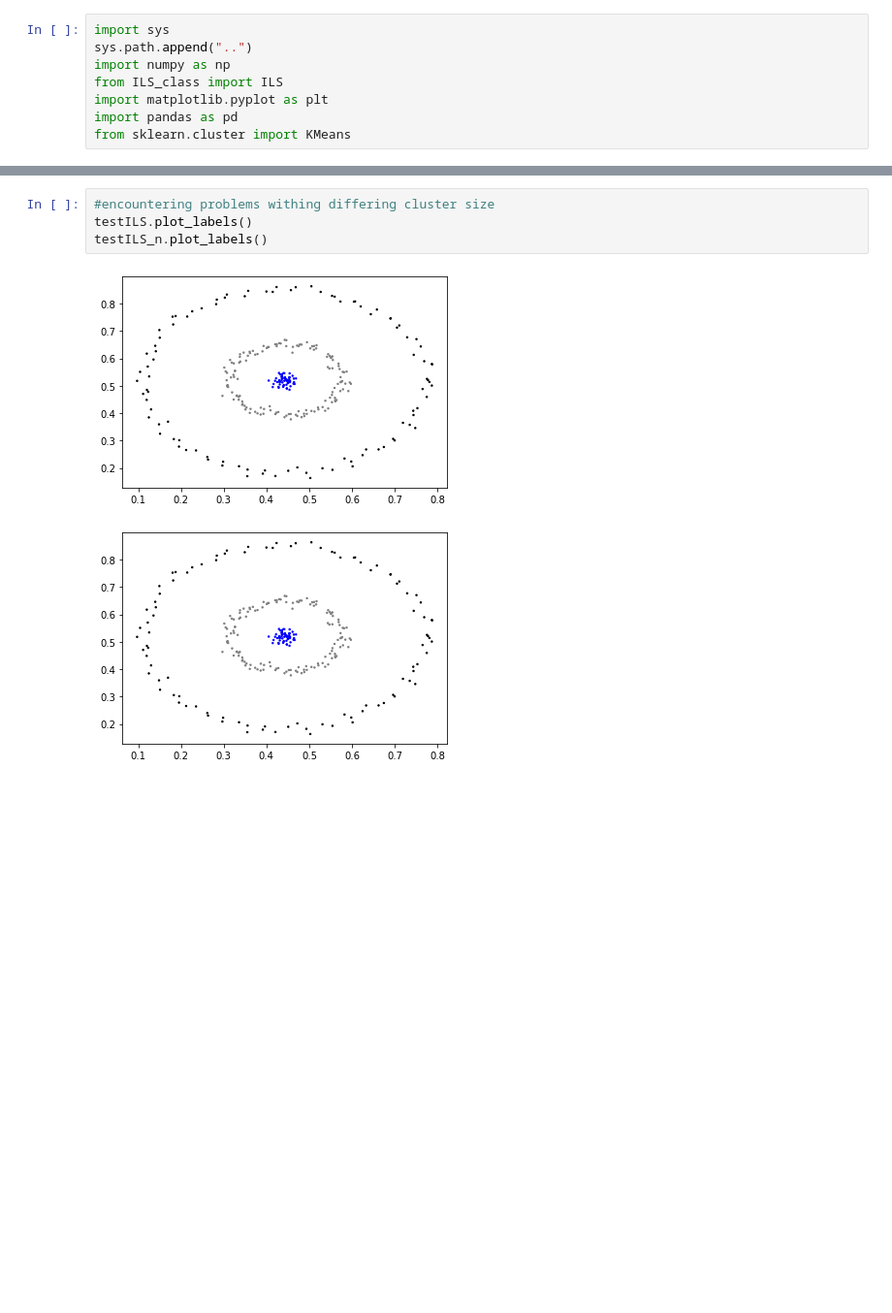
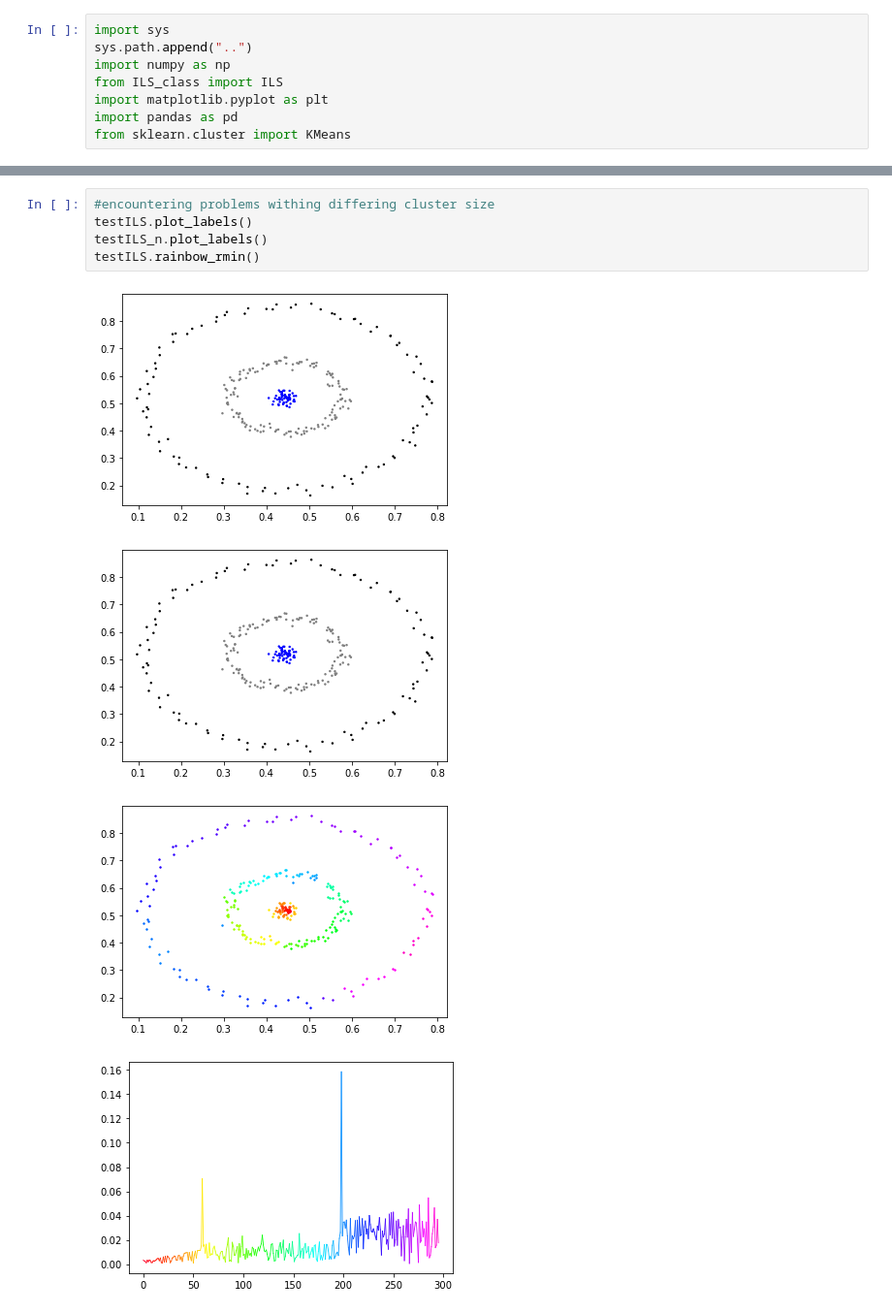
Before and after one commit to kayla-lixinyi/Summer-Project-Advanced-and-Interpretable-Unsupervised-Learning, a Jupyter notebook: Testing/ILS_tests_plots.ipynb, the cells around one changed output, grey strips where cells are left out. Shown at 97% size. Cells and saved outputs as stored; diff of their text form; blank space fills up the shorter version.

```diff
--- a/Testing/ILS_tests_plots.ipynb
+++ b/Testing/ILS_tests_plots.ipynb
@@ -34,10 +33,13 @@ testILS_n = ILS(n_clusters = 3).fit(test1)
 # %%
 #encountering problems withing differing cluster size
 testILS.plot_labels()
 testILS_n.plot_labels()
+testILS.rainbow_rmin()
 # %% [output]
 [figure]
 [figure]
+[figure, added]
+[figure, added]
 # %%
 test2 = np.array(pd.read_csv(r"Artificial Data sets\zelnik6.csv", header=1))[: ,:-1]
 testILS = ILS(min_cluster_size = 50)
```
Also changed, not shown: parts of 5 cells of this notebook, 1 other file.
